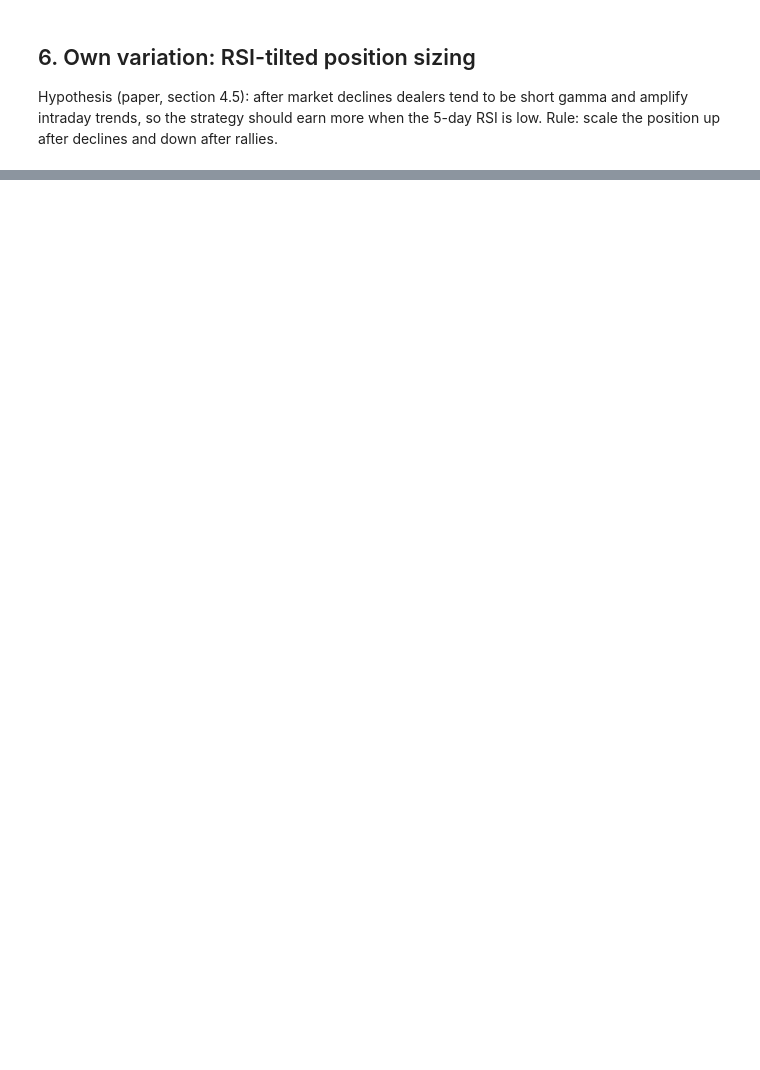
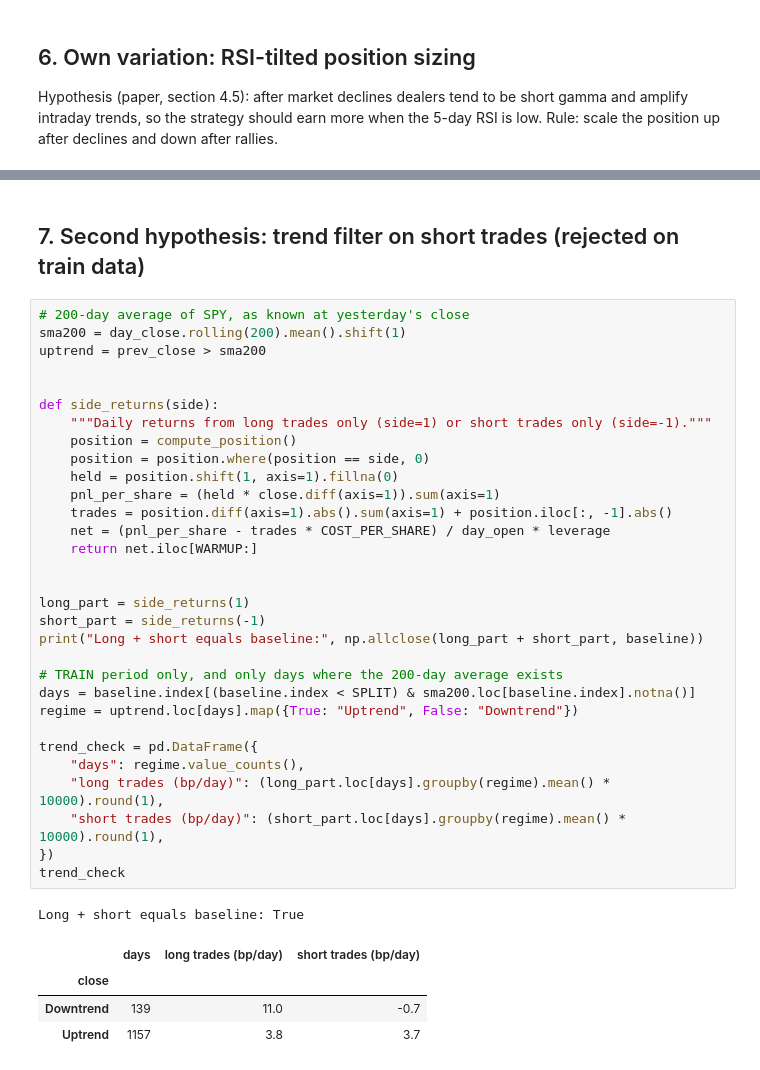
Before and after one commit to nikolaosntinas18/spy-intraday-momentum, a Jupyter notebook: 02_backtest.ipynb, the cells around one changed output, grey strips where cells are left out. Drawn from its saved outputs; the diff is of its cells as text; blank space fills up the shorter version.

```diff
--- a/02_backtest.ipynb
+++ b/02_backtest.ipynb
@@ -255,0 +311,39 @@ return_by_rsi(baseline[baseline.index >= SPLIT])
+# %% [markdown]
+## 7. Second hypothesis: trend filter on short trades (rejected on train data)
+# %%
+# 200-day average of SPY, as known at yesterday's close
+sma200 = day_close.rolling(200).mean().shift(1)
+uptrend = prev_close > sma200
+
+
+def side_returns(side):
+    """Daily returns from long trades only (side=1) or short trades only (side=-1)."""
+    position = compute_position()
+    position = position.where(position == side, 0)
+    held = position.shift(1, axis=1).fillna(0)
+    pnl_per_share = (held * close.diff(axis=1)).sum(axis=1)
+    trades = position.diff(axis=1).abs().sum(axis=1) + position.iloc[:, -1].abs()
+    net = (pnl_per_share - trades * COST_PER_SHARE) / day_open * leverage
+    return net.iloc[WARMUP:]
+
+
+long_part = side_returns(1)
+short_part = side_returns(-1)
+print("Long + short equals baseline:", np.allclose(long_part + short_part, baseline))
+
+# TRAIN period only, and only days where the 200-day average exists
+days = baseline.index[(baseline.index < SPLIT) & sma200.loc[baseline.index].notna()]
+regime = uptrend.loc[days].map({True: "Uptrend", False: "Downtrend"})
+
+trend_check = pd.DataFrame({
+    "days": regime.value_counts(),
+    "long trades (bp/day)": (long_part.loc[days].groupby(regime).mean() * 10000).round(1),
+    "short trades (bp/day)": (short_part.loc[days].groupby(regime).mean() * 10000).round(1),
+})
+trend_check
+# %% [output]
+Long + short equals baseline: True
+|  | days | long trades (bp/day) | short trades (bp/day) |
+| close |  |  |  |
+| Downtrend | 139 | 11.0 | -0.7 |
+| Uptrend | 1157 | 3.8 | 3.7 |
```
Also changed, not shown: parts of 12 cells of this notebook.
